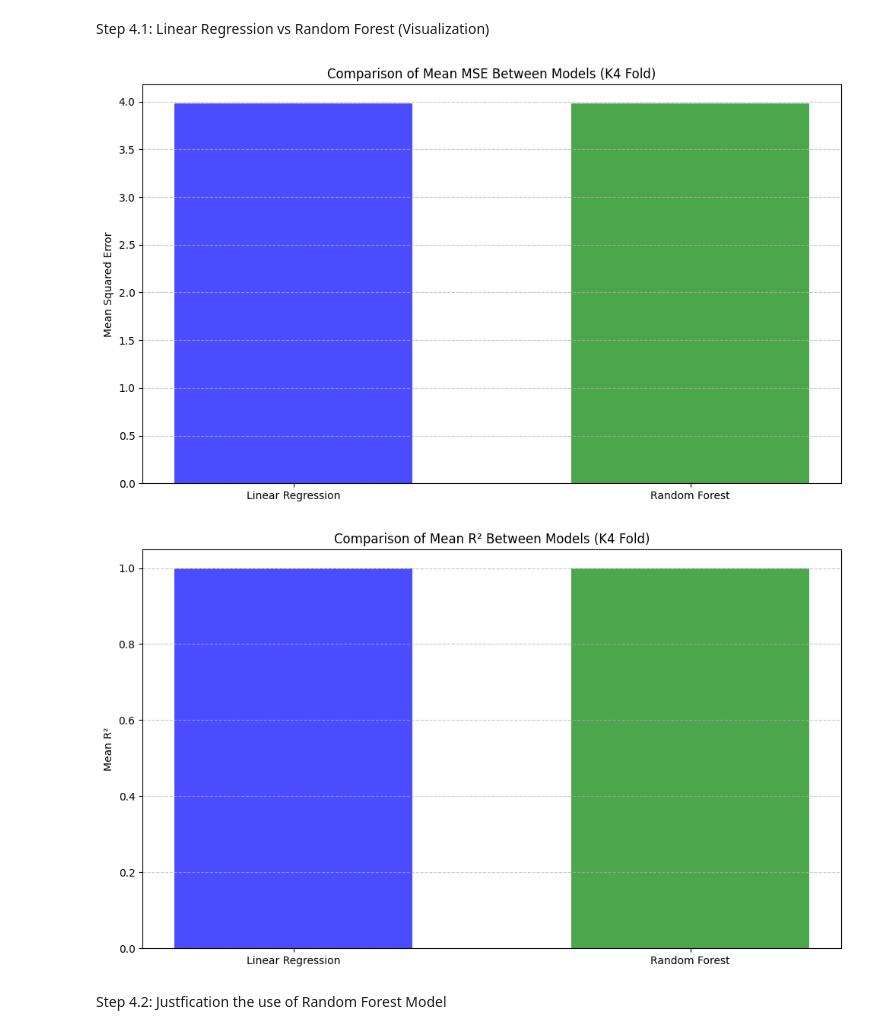
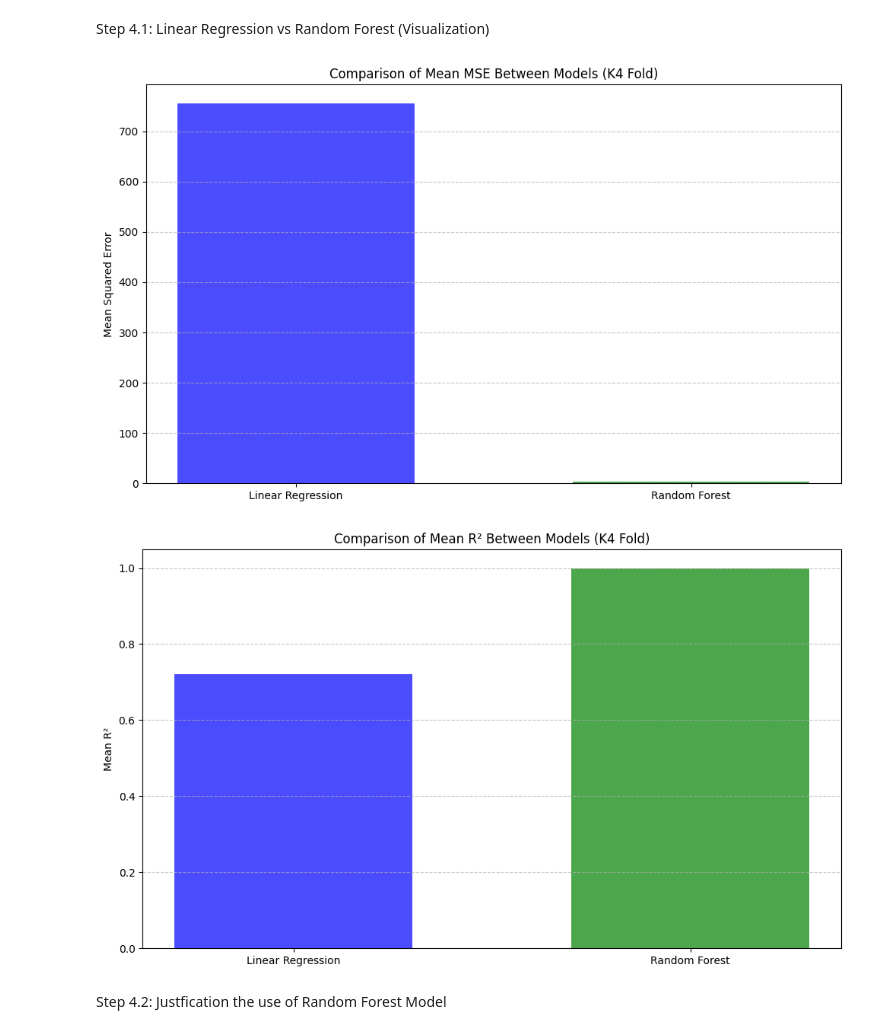
Before and after one commit to Urusha-Bajracharya3950/Engg680_Digital_Engineering_Project_Group_5, a Jupyter notebook: Model_Development/Group_Project.ipynb, the cells around one changed output. Saved outputs shown, nothing was run; the diff lists cells and outputs as text; code cells hidden in the pictures.

```diff
--- a/Model_Development/Group_Project.ipynb
+++ b/Model_Development/Group_Project.ipynb
@@ -294,7 +298,7 @@ feature_columns = merged_dataset.select_dtypes(include=['float64', 'int64']).col
 )
 
 # Function for K4 method including MSE using Linear Regression
-def k4_linear_regression_with_mse(data, target_column, feature_columns):
+def k4_linear_regression(data, target_column, feature_columns):
     results = []
     years = sorted(data['Year'].unique())
 
@@ -322,11 +326,11 @@ def k4_linear_regression_with_mse(data, target_column, feature_columns):
     return results
 
 # Apply the K4 method with MSE
-k4_results_with_mse = k4_linear_regression_with_mse(merged_dataset, target_column, feature_columns)
+k4_lr_results = k4_linear_regression(merged_dataset, target_column, feature_columns)
 
 # Convert results to a DataFrame
-k4_results_with_mse_df = pd.DataFrame(k4_results_with_mse)
+k4_lr_results_df = pd.DataFrame(k4_lr_results)
 
-print(k4_results_with_mse_df)
+print(k4_lr_results_df)
 # %% [output]
     Train Years    Test Years         MSE        R²
@@ -533,7 +501,7 @@ feature_columns = merged_dataset.select_dtypes(include=['float64', 'int64']).col
 )
 
 # Function for K4 method including MSE
-def k4_random_forest_with_mse(data, target_column, feature_columns):
+def k4_rf_results(data, target_column, feature_columns):
     results = []
     years = sorted(data['Year'].unique())
 
@@ -553,19 +521,19 @@ def k4_random_forest_with_mse(data, target_column, feature_columns):
         rf_model.fit(X_train, y_train)
 
         y_pred = rf_model.predict(X_test)
-        mse = mean_squared_error(y_test, y_pred)
-        r2 = r2_score(y_test, y_pred)
+        rf_mse = mean_squared_error(y_test, y_pred)
+        rf_r2 = r2_score(y_test, y_pred)
 
-        results.append({'Train Years': train_years, 'Test Years': test_years, 'MSE': mse, 'R²': r2})
+        results.append({'Train Years': train_years, 'Test Years': test_years, 'MSE': rf_mse, 'R²': rf_r2})
 
     return results
 
 # Apply the K4 method with MSE
-k4_results_with_mse = k4_random_forest_with_mse(merged_dataset, target_column, feature_columns)
+k4_rf_results = k4_rf_results(merged_dataset, target_column, feature_columns)
 
 # Convert results to a DataFrame
-k4_results_with_mse_df = pd.DataFrame(k4_results_with_mse)
+k4_rf_results_df = pd.DataFrame(k4_rf_results)
 
-print(k4_results_with_mse_df)
+print(k4_rf_results_df)
 # %% [output]
     Train Years    Test Years       MSE        R²
@@ -577,19 +545,19 @@ print(k4_results_with_mse_df)
 Step 3.4: Calculate the overall Performance Metrics from K4 Method
 # %%
 # Function to calculate the overall MSE and R²
-def calculate_overall_metrics(k4_results):
-    mse_values = [result['MSE'] for result in k4_results]
-    r2_values = [result['R²'] for result in k4_results]
+def average_rf_k4_results(k4_rf_results):
+    rf_mse_values = [result['MSE'] for result in k4_rf_results]
+    rf_r2_values = [result['R²'] for result in k4_rf_results]
 
-    overall_mse = sum(mse_values) / len(mse_values)
-    overall_r2 = sum(r2_values) / len(r2_values)
+    average_rf_mse = sum(rf_mse_values) / len(rf_mse_values)
+    average_rf_r2 = sum(rf_r2_values) / len(rf_r2_values)
 
-    return overall_mse, overall_r2
+    return average_rf_mse, average_rf_r2
 
 # Calculate overall metrics
-overall_mse, overall_r2 = calculate_overall_metrics(k4_results_with_mse)
+average_rf_mse, average_rf_r2 = average_rf_k4_results(k4_rf_results)
 
 # Print the overall results
-print(f"Overall Mean Squared Error (MSE): {overall_mse}")
-print(f"Overall R-Squared (R²): {overall_r2}")
+print(f"Average Random Forest Mean Squared Error (MSE): {average_rf_mse}")
+print(f"Average Random Forest R-Squared (R²): {average_rf_r2}")
 # %% [output]
@@ -678,32 +644,33 @@ Step 4.1: Linear Regression vs Random Forest (Visualization)
 # %%
 # Define models and their mean metrics
 models = ['Linear Regression', 'Random Forest']
-mse_means = [lr_mse_mean, rf_mse_mean]
-r2_means = [lr_r2_mean, rf_r2_mean]
+mse_means = [lr_average_mse, average_rf_mse]
+r2_means = [lr_average_r2, average_rf_r2]
+
 
 # Plot comparison for MSE
 plt.figure(figsize=(10, 6))
 x = np.arange(len(models))
 plt.bar(x, mse_means, color=['blue', 'green'], alpha=0.7, width=0.6)
 plt.xticks(x, models)
 plt.ylabel('Mean Squared Error')
 plt.title('Comparison of Mean MSE Between Models (K4 Fold)')
 plt.grid(axis='y', linestyle='--', alpha=0.7)
 plt.tight_layout()
 plt.show()
 
 # Plot comparison for R²
 plt.figure(figsize=(10, 6))
 plt.bar(x, r2_means, color=['blue', 'green'], alpha=0.7, width=0.6)
 plt.xticks(x, models)
 plt.ylabel('Mean R²')
 plt.title('Comparison of Mean R² Between Models (K4 Fold)')
 plt.grid(axis='y', linestyle='--', alpha=0.7)
 plt.tight_layout()
 plt.show()
 # %% [output]
-[figure, old version]
+[figure, new version]
-[figure, old version]
+[figure, new version]
 # %% [markdown]
 Step 4.2: Justfication the use of Random Forest Model
 # %% [markdown]
```
Also changed, not shown: parts of 21 cells of this notebook.
